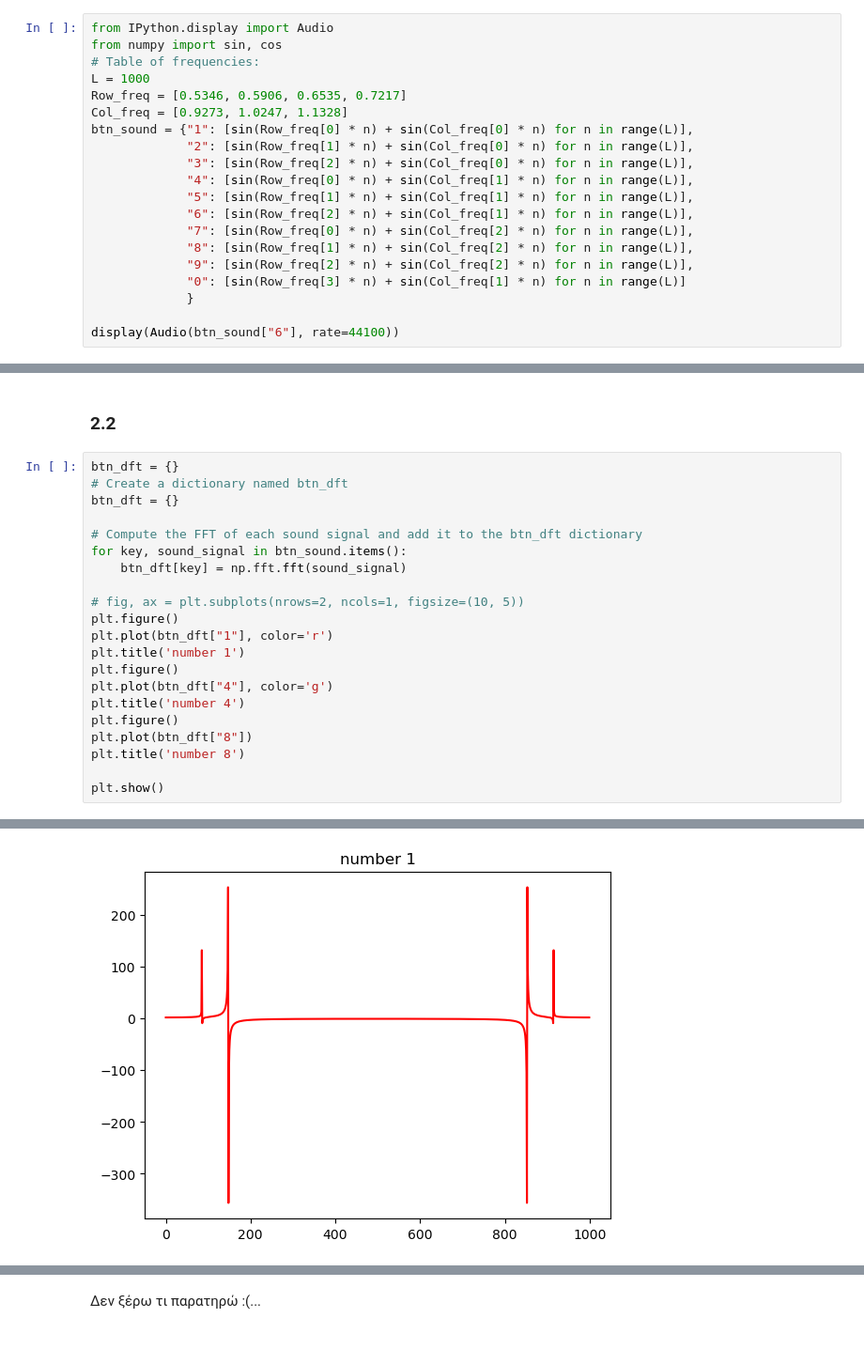
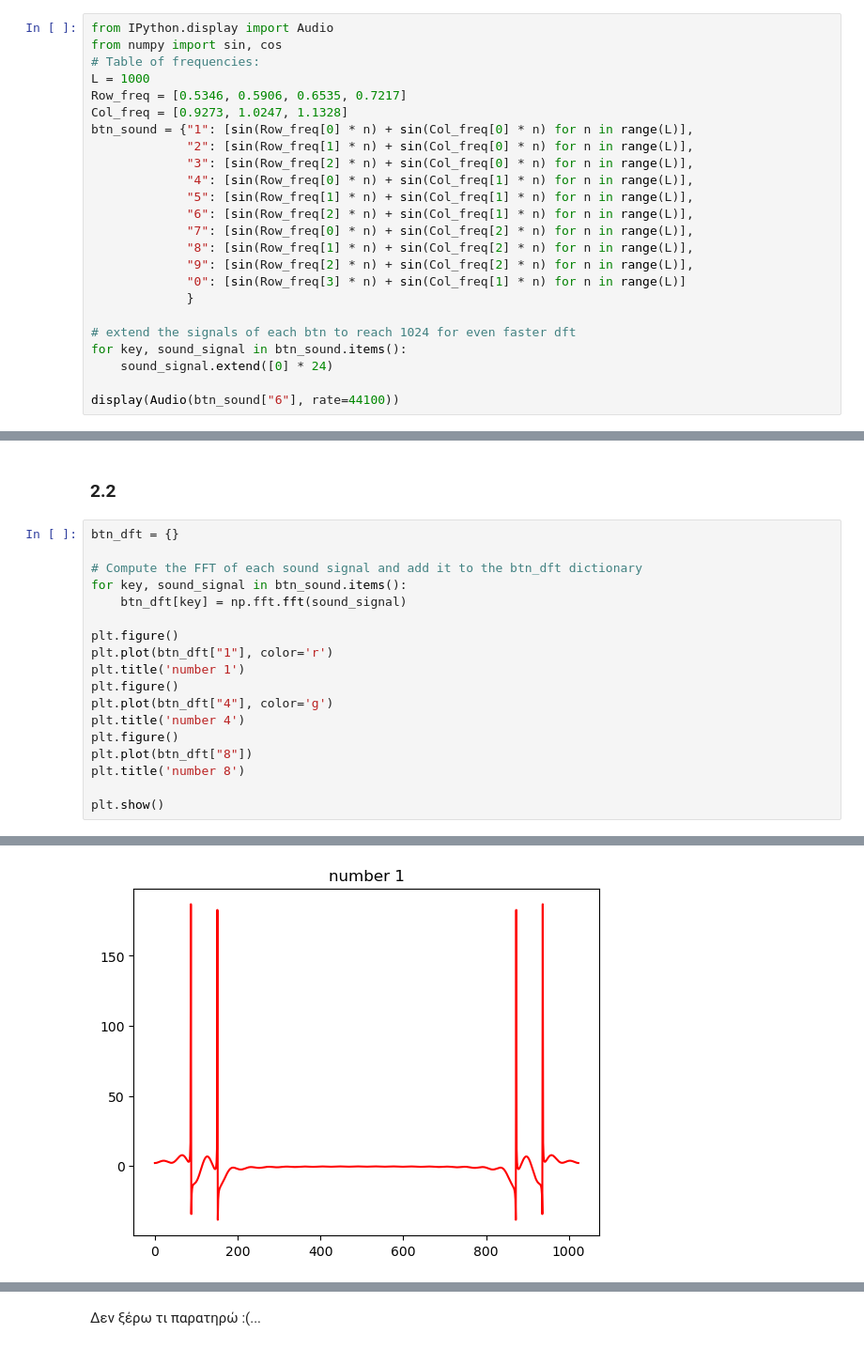
Before and after one commit to ElGreKost/DSP-Lab-Suite, a Jupyter notebook: Digital-Signal-Processing/dsp_project1/dsp_lab1_code.ipynb, the cells around one changed output, grey strips where cells are left out. Shown at 94% size. Drawn from its saved outputs; the diff is of its cells as text.

```diff
--- a/Digital-Signal-Processing/dsp_project1/dsp_lab1_code.ipynb
+++ b/Digital-Signal-Processing/dsp_project1/dsp_lab1_code.ipynb
@@ -234,21 +234,22 @@ btn_sound = {"1": [sin(Row_freq[0] * n) + sin(Col_freq[0] * n) for n in range(L)
              "0": [sin(Row_freq[3] * n) + sin(Col_freq[1] * n) for n in range(L)]
              }
 
+# extend the signals of each btn to reach 1024 for even faster dft
+for key, sound_signal in btn_sound.items():
+    sound_signal.extend([0] * 24)
+
 display(Audio(btn_sound["6"], rate=44100))
 # %% [output]
 [interactive output not drawn]
 # %% [markdown]
 ### 2.2
 # %%
-btn_dft = {}
-# Create a dictionary named btn_dft
 btn_dft = {}
 
 # Compute the FFT of each sound signal and add it to the btn_dft dictionary
 for key, sound_signal in btn_sound.items():
     btn_dft[key] = np.fft.fft(sound_signal)
 
-# fig, ax = plt.subplots(nrows=2, ncols=1, figsize=(10, 5))
 plt.figure()
 plt.plot(btn_dft["1"], color='r')
 plt.title('number 1')
@@ -264 +267 @@ plt.show()
-[figure, old version]
+[figure, new version]
```
Also changed, not shown: parts of 3 cells of this notebook.
